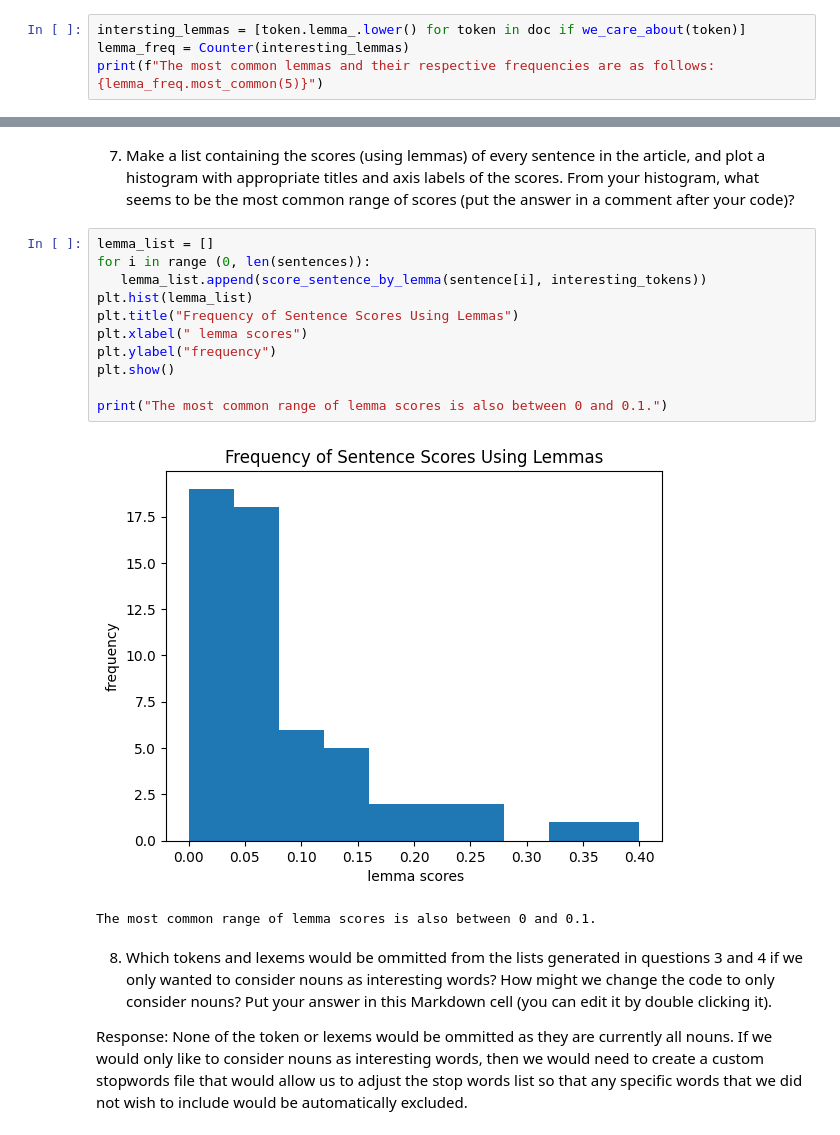
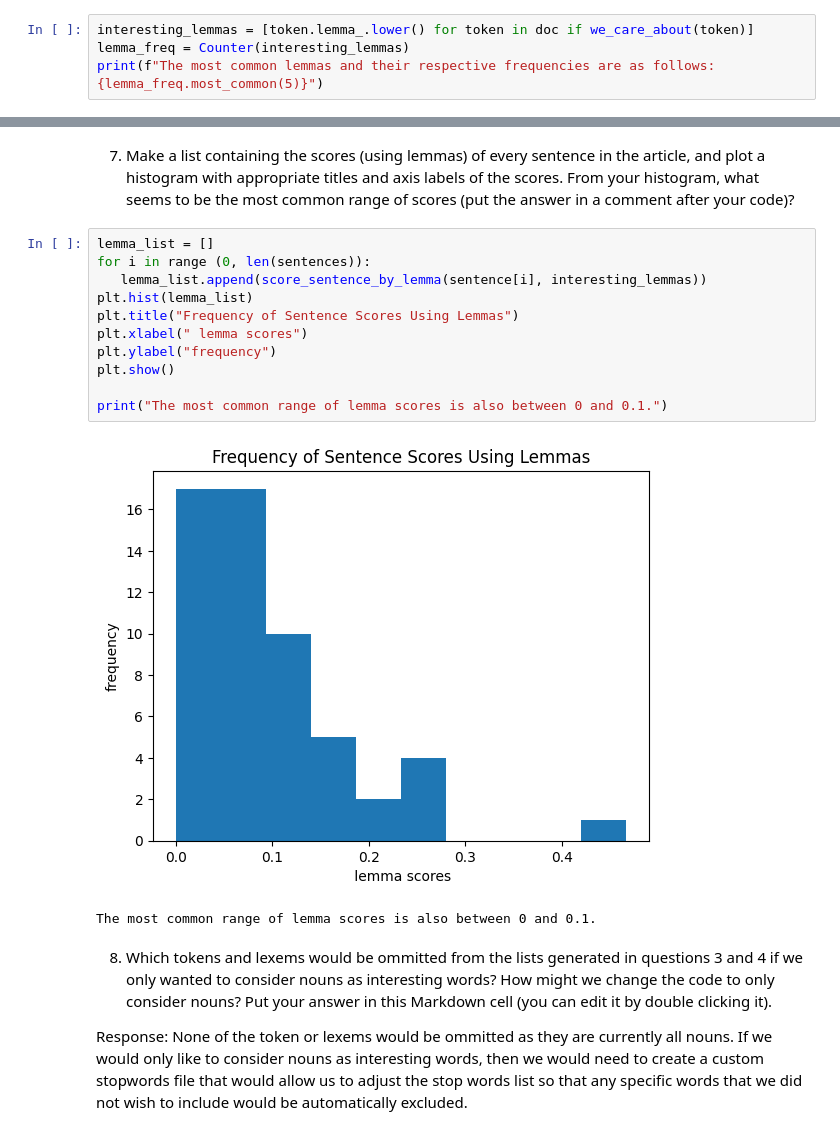
Before and after one commit to DesireeEDU/A6-Web-Scraping-and-NLP, a Jupyter notebook: web-scraping.ipynb, the cells around one changed output, grey strips where cells are left out. Saved outputs shown, nothing was run; the diff lists cells and outputs as text.

```diff
--- a/web-scraping.ipynb
+++ b/web-scraping.ipynb
@@ -136,7 +136,7 @@ The most common tokens and their respective frequencies are as follows:[('laser'
 # %% [markdown]
 4. Load the article text into a trained `spaCy` pipeline, and determine the 5 most frequent lemmas (converted to lower case).  Print the common lemmas with an appropriate label.  Additionally, print the lemmas with their frequencies (with appropriate labels). Make sure to remove things we don't care about (punctuation, stopwords, whitespace).
 # %%
-intersting_lemmas = [token.lemma_.lower() for token in doc if we_care_about(token)]
+interesting_lemmas = [token.lemma_.lower() for token in doc if we_care_about(token)]
 lemma_freq = Counter(interesting_lemmas)
 print(f"The most common lemmas and their respective frequencies are as follows:{lemma_freq.most_common(5)}")
 # %% [output]
@@ -212,16 +212,16 @@ The most common range of token scores is between 0 and 0.1.
 # %%
 lemma_list = []
 for i in range (0, len(sentences)):
-   lemma_list.append(score_sentence_by_lemma(sentence[i], interesting_tokens))
+   lemma_list.append(score_sentence_by_lemma(sentence[i], interesting_lemmas))
 plt.hist(lemma_list)
 plt.title("Frequency of Sentence Scores Using Lemmas")
 plt.xlabel(" lemma scores")
 plt.ylabel("frequency")
 plt.show()
 
 print("The most common range of lemma scores is also between 0 and 0.1.")
 # %% [output]
-[figure, old version]
+[figure, new version]
 The most common range of lemma scores is also between 0 and 0.1.
 # %% [markdown]
 8. Which tokens and lexems would be ommitted from the lists generated in questions 3 and 4 if we only wanted to consider nouns as interesting words?  How might we change the code to only consider nouns? Put your answer in this Markdown cell (you can edit it by double clicking it).
```
Also changed, not shown: parts of 2 cells of this notebook.
